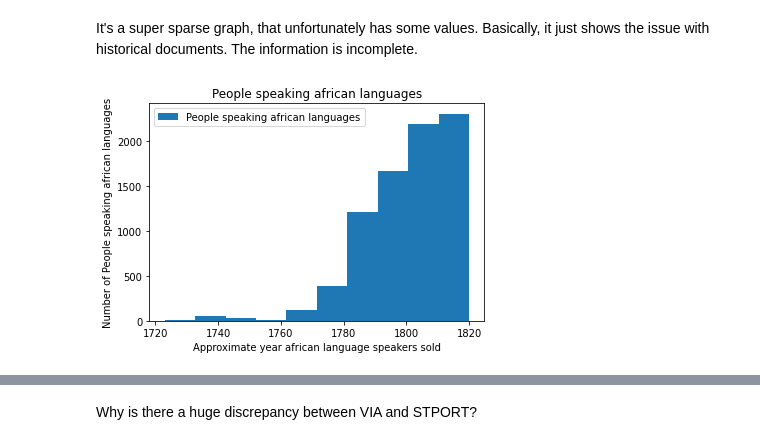
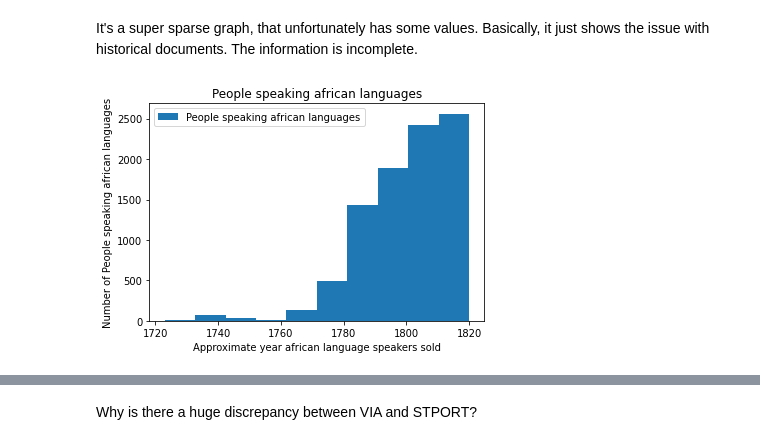
Before and after one commit to janneyt/Slave-Experience-Data-Analysis, a Jupyter notebook: SlaveExperienceLouisianaPart1(1).ipynb, the cells around one changed output, grey strips where cells are left out. Saved outputs shown, nothing was run; the diff lists cells and outputs as text; code cells hidden in the pictures.

```diff
--- a/SlaveExperienceLouisianaPart1(1).ipynb
+++ b/SlaveExperienceLouisianaPart1(1).ipynb
@@ -1500,15 +2183,15 @@ num_df[num_df[num_df['SEX'] == 0] > 0]
 It's a super sparse graph, that unfortunately has some values. Basically, it just shows the issue with historical documents. The information is incomplete.
 # %%
 # Persons known to speak african languages by year
-aflang = num_df['YEAR'].loc[num_df['AFLANG']>1]
+aflang = num_df['YEAR'].loc[num_df['AFLANG']>0]
 plt.hist(aflang,label='People speaking african languages')
 
 plt.title("People speaking african languages")
 plt.ylabel("Number of People speaking african languages")
 plt.xlabel("Approximate year african language speakers sold")
 plt.legend()
 plt.show()
 # %% [output]
-[figure, old version]
+[figure, new version]
 # %%
 # Stacked histogram showing, for each year, the number of each african language spoken
```
Also changed, not shown: parts of 90 cells of this notebook.
